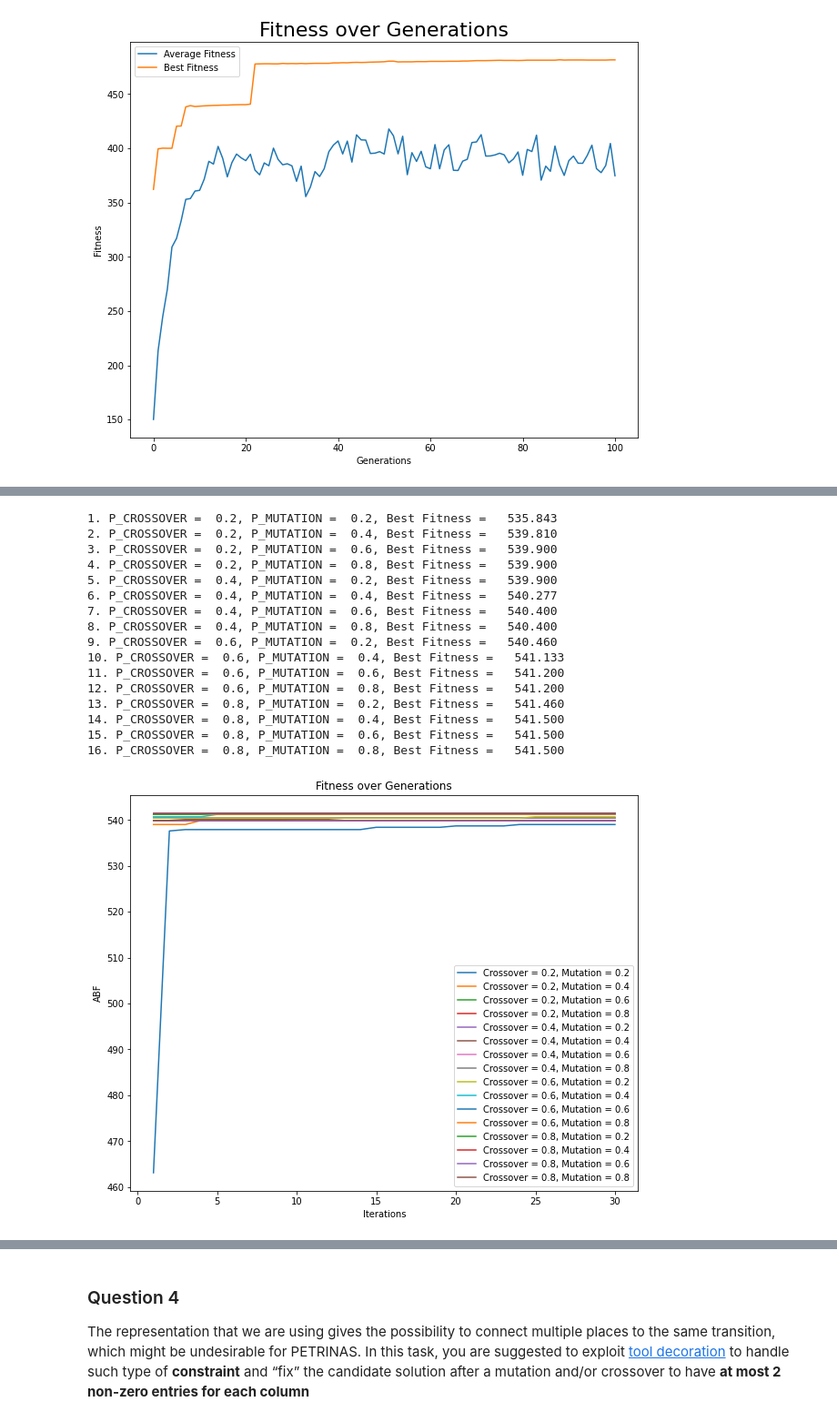
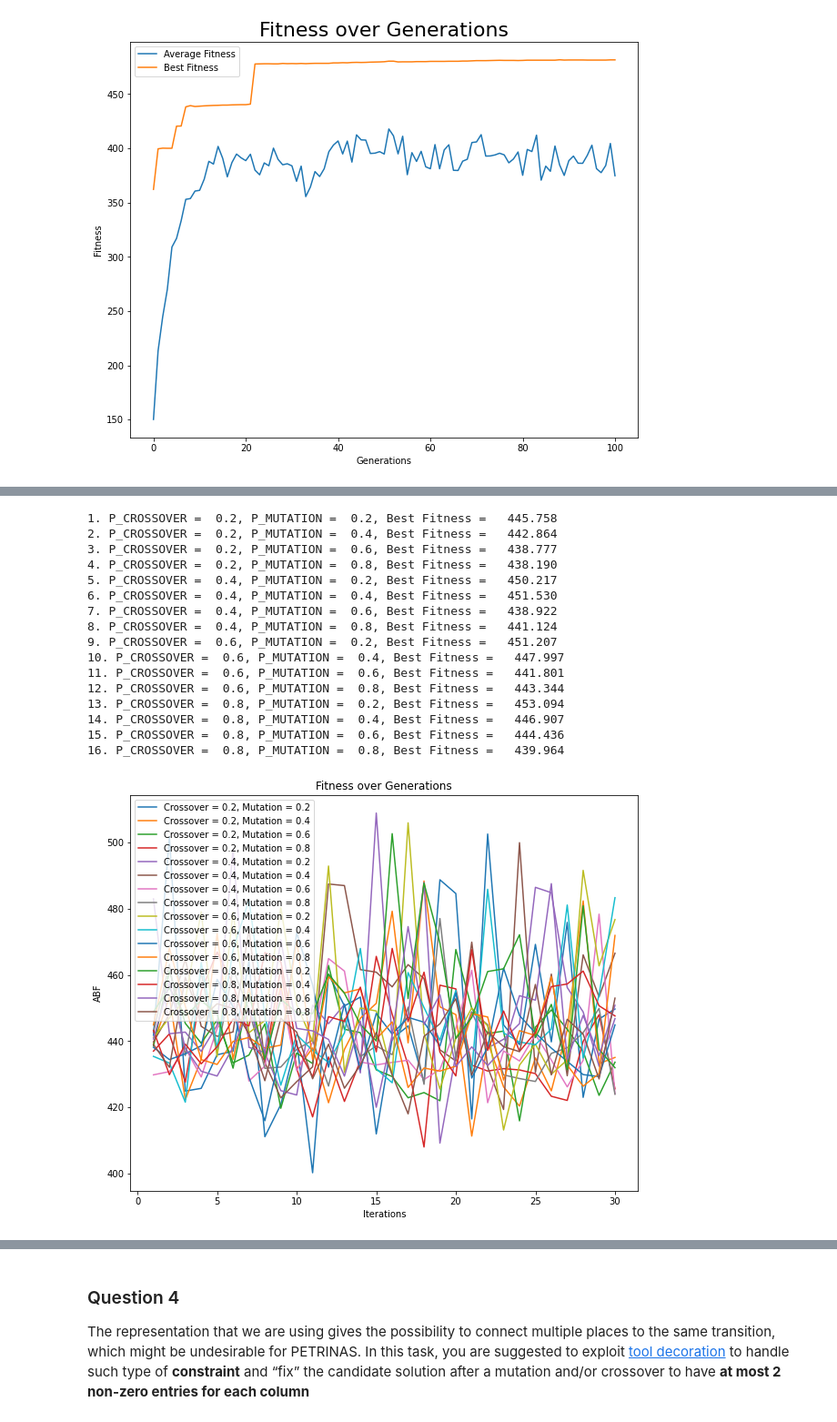
Before and after one commit to grafaelw/1BM120-Assignment14, a Jupyter notebook: Assignment-1/Petrinet.ipynb, the cells around one changed output, grey strips where cells are left out. Shown at 91% size. Saved outputs shown, nothing was run; the diff lists cells and outputs as text; code cells hidden in the pictures.

```diff
--- a/Assignment-1/Petrinet.ipynb
+++ b/Assignment-1/Petrinet.ipynb
@@ -293,11 +293,10 @@ for i in range(0, len(LIST_HYPPARAM)):
 
     start_time = time.time()
     for j in range (0, 30):
-        pop = toolbox.population(n=POPULATION_SIZE)
-        pop, _ = algorithms.eaSimple(pop, toolbox, cxpb=P_CROSSOVER, mutpb=P_MUTATION,
+        pop2 = toolbox.population(n=POPULATION_SIZE)
+        pop2, logbook2 = algorithms.eaSimple(pop, toolbox, cxpb=P_CROSSOVER, mutpb=P_MUTATION,
                                            ngen=MAX_GENERATIONS, stats=stats, halloffame=hof, verbose=False)
-        best_individual = hof[0]
-        BEST_FITNESS[j][i] = best_individual.fitness.values[0]
+        BEST_FITNESS[j][i] = np.mean(logbook2.select("max"))
     end_time = time.time()
     TIME_LIST.append(end_time - start_time)
     plt.plot(iterList, BEST_FITNESS[:,i], label=f"{i+1}")
@@ -384,11 +385,6 @@ LIST_P_MUTATION = [0.2, 0.4, 0.6, 0.8]
 
 HYPPARAMS = [LIST_P_CROSSOVER, LIST_P_MUTATION]
 HYPPARAMS = [[item1, item2] for item1 in LIST_P_CROSSOVER for item2 in LIST_P_MUTATION]
-
-
-# set the random seed for reproducibility
-RANDOM_SEED = 42
-random.seed(RANDOM_SEED)
 
 # Initialize the DEAP toolbox
 toolbox3 = base.Toolbox()
@@ -399,9 +395,9 @@ toolbox3.register("individual", tools.initRepeat, creator.Individual,
                  toolbox3.attributes, n=PLACES*TRANSITIONS)
 toolbox3.register("population", tools.initRepeat, list, toolbox.individual)
 toolbox3.register("evaluate", fitness)
-toolbox3.register("mate", tools.cxOrdered)
+toolbox3.register("mate", tools.cxTwoPoint)
 toolbox3.register("mutate", tools.mutShuffleIndexes, indpb=0.05)
-toolbox3.register("select", tools.selTournament, tournsize=3)
+toolbox3.register("select", tools.selRoulette)
 
 
 # Initialize the hall of fame
@@ -410,51 +406,52 @@ BEST_FITNESS_3 = np.zeros((30, 16), dtype=float)
 
 # Run the algorithm and plotting each instance of the ABF
 fig = plt.figure(figsize =(10, 8))
 for i in range(len(HYPPARAMS)):
     P_CROSSOVER = HYPPARAMS[i][0]
     P_MUTATION = HYPPARAMS[i][1]
     for j in range (0, 30):
-        pop = toolbox3.population(n=POPULATION_SIZE)
-        pop, _ = algorithms.eaSimple(pop, toolbox3, cxpb=P_CROSSOVER, mutpb=P_MUTATION,
+        pop3 = toolbox3.population(n=POPULATION_SIZE)
+        pop3, logbook3 = algorithms.eaSimple(pop3, toolbox3, cxpb=P_CROSSOVER, mutpb=P_MUTATION,
                                            ngen=MAX_GENERATIONS, stats=stats, halloffame=hof, verbose=False)
-        best_individual = hof[0]
-        BEST_FITNESS_3[j][i] = best_individual.fitness.values[0] # Temporary best fitness
+        # best_individual = hof[0]
+
+        BEST_FITNESS_3[j][i] = np.mean(logbook3.select("max"))
 
     # Plotting the ABF for each runs
     plt.plot(np.linspace(1,30,30), BEST_FITNESS_3[:,i], label=f"Crossover = {P_CROSSOVER}, Mutation = {P_MUTATION}")
 
     print(f"{i+1}. P_CROSSOVER =  {P_CROSSOVER}, P_MUTATION =  {P_MUTATION}, Best Fitness =   {np.mean(BEST_FITNESS_3[:,i]):.3f}")
 
 plt.title("Fitness over Generations")
 plt.legend()
 plt.xlabel("Iterations")
 plt.ylabel("ABF")
 plt.show()
 
 
 # Creating the Boxplot
 fig = plt.figure(figsize =(10, 8))
 ax = fig.add_axes([0, 0, 1, 1])
 bp = ax.boxplot(BEST_FITNESS_3)
 ax.set_xlabel('Hyper-parameters', fontsize=14)
 ax.set_ylabel('ABF', fontsize=14)
 ax.set_title("Boxplot for different Hyper-parameters", fontsize=22)
 plt.show()
 # %% [output]
-1. P_CROSSOVER =  0.2, P_MUTATION =  0.2, Best Fitness =   535.843
-2. P_CROSSOVER =  0.2, P_MUTATION =  0.4, Best Fitness =   539.810
-3. P_CROSSOVER =  0.2, P_MUTATION =  0.6, Best Fitness =   539.900
-4. P_CROSSOVER =  0.2, P_MUTATION =  0.8, Best Fitness =   539.900
-5. P_CROSSOVER =  0.4, P_MUTATION =  0.2, Best Fitness =   539.900
-6. P_CROSSOVER =  0.4, P_MUTATION =  0.4, Best Fitness =   540.277
-7. P_CROSSOVER =  0.4, P_MUTATION =  0.6, Best Fitness =   540.400
-8. P_CROSSOVER =  0.4, P_MUTATION =  0.8, Best Fitness =   540.400
-9. P_CROSSOVER =  0.6, P_MUTATION =  0.2, Best Fitness =   540.460
-10. P_CROSSOVER =  0.6, P_MUTATION =  0.4, Best Fitness =   541.133
-11. P_CROSSOVER =  0.6, P_MUTATION =  0.6, Best Fitness =   541.200
-12. P_CROSSOVER =  0.6, P_MUTATION =  0.8, Best Fitness =   541.200
-13. P_CROSSOVER =  0.8, P_MUTATION =  0.2, Best Fitness =   541.460
-14. P_CROSSOVER =  0.8, P_MUTATION =  0.4, Best Fitness =   541.500
-15. P_CROSSOVER =  0.8, P_MUTATION =  0.6, Best Fitness =   541.500
-16. P_CROSSOVER =  0.8, P_MUTATION =  0.8, Best Fitness =   541.500
+1. P_CROSSOVER =  0.2, P_MUTATION =  0.2, Best Fitness =   445.758
+2. P_CROSSOVER =  0.2, P_MUTATION =  0.4, Best Fitness =   442.864
+3. P_CROSSOVER =  0.2, P_MUTATION =  0.6, Best Fitness =   438.777
+4. P_CROSSOVER =  0.2, P_MUTATION =  0.8, Best Fitness =   438.190
+5. P_CROSSOVER =  0.4, P_MUTATION =  0.2, Best Fitness =   450.217
+6. P_CROSSOVER =  0.4, P_MUTATION =  0.4, Best Fitness =   451.530
+7. P_CROSSOVER =  0.4, P_MUTATION =  0.6, Best Fitness =   438.922
+8. P_CROSSOVER =  0.4, P_MUTATION =  0.8, Best Fitness =   441.124
+9. P_CROSSOVER =  0.6, P_MUTATION =  0.2, Best Fitness =   451.207
+10. P_CROSSOVER =  0.6, P_MUTATION =  0.4, Best Fitness =   447.997
+11. P_CROSSOVER =  0.6, P_MUTATION =  0.6, Best Fitness =   441.801
+12. P_CROSSOVER =  0.6, P_MUTATION =  0.8, Best Fitness =   443.344
+13. P_CROSSOVER =  0.8, P_MUTATION =  0.2, Best Fitness =   453.094
+14. P_CROSSOVER =  0.8, P_MUTATION =  0.4, Best Fitness =   446.907
+15. P_CROSSOVER =  0.8, P_MUTATION =  0.6, Best Fitness =   444.436
+16. P_CROSSOVER =  0.8, P_MUTATION =  0.8, Best Fitness =   439.964
-[figure, old version]
+[figure, new version]
```
Also changed, not shown: parts of 11 cells of this notebook, 2 other files.
